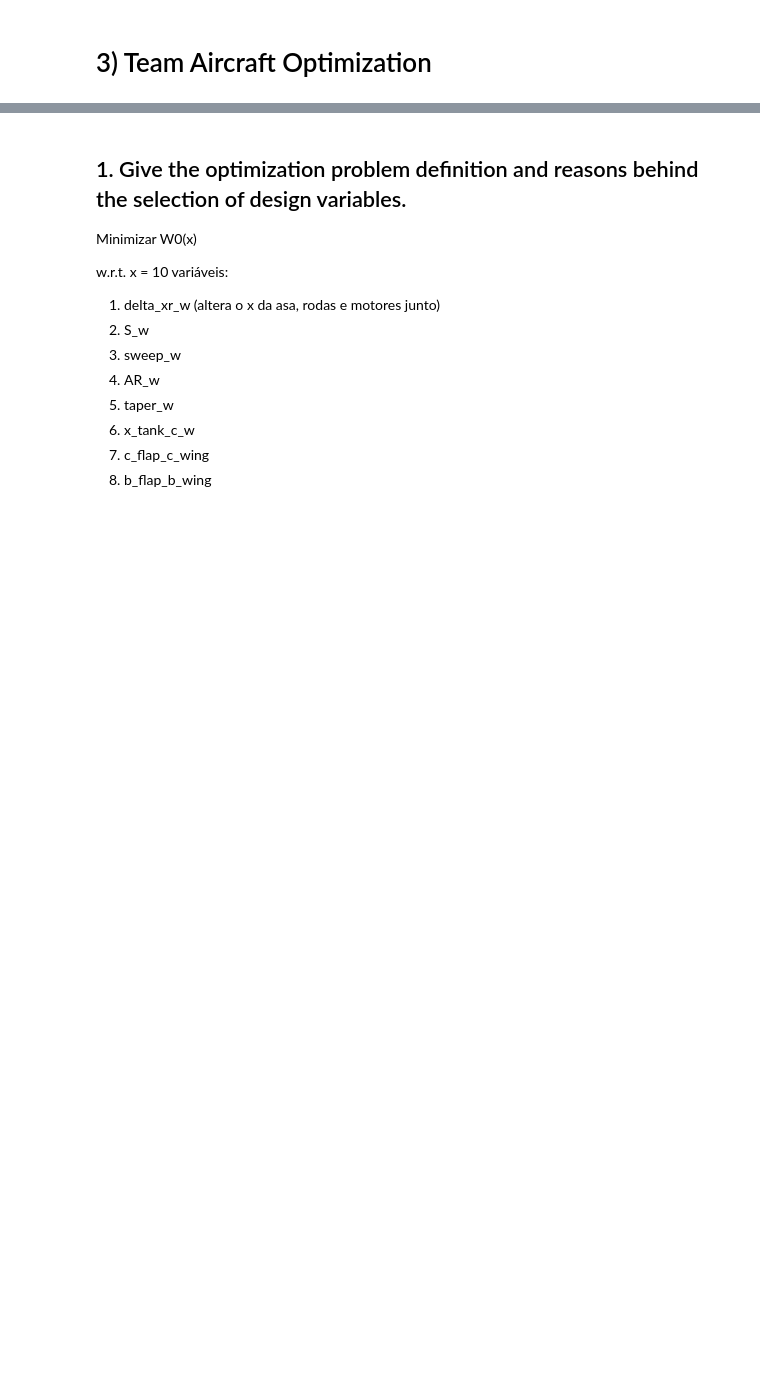
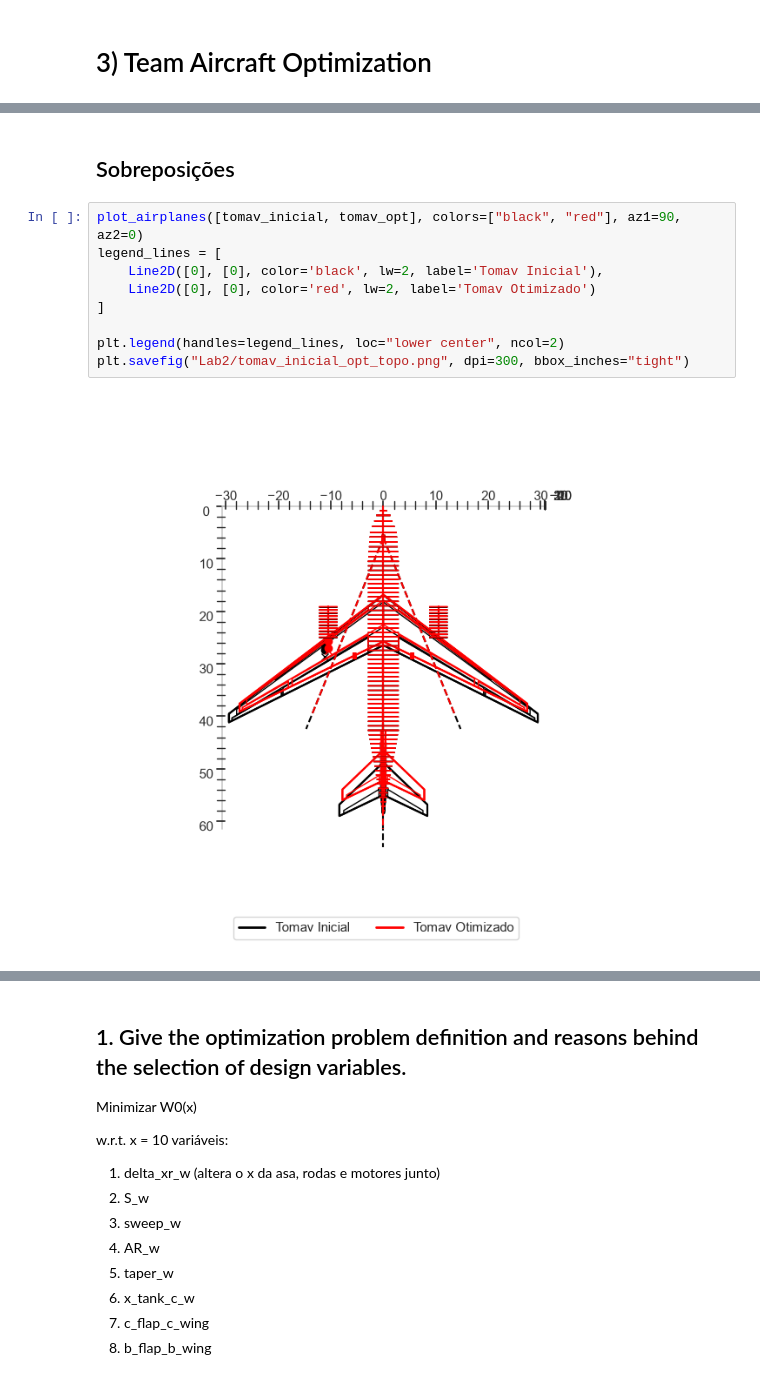
Before and after one commit to tomaztc/Tomav2, a Jupyter notebook: Lab2.ipynb, the cells around one changed output, grey strips where cells are left out. Saved outputs shown, nothing was run; the diff lists cells and outputs as text; blank space fills up the shorter version.

```diff
--- a/Lab2.ipynb
+++ b/Lab2.ipynb
@@ -426,0 +429,13 @@ Optimization terminated successfully    (Exit mode 0)
+# %% [markdown]
+## Sobreposições
+# %%
+plot_airplanes([tomav_inicial, tomav_opt], colors=["black", "red"], az1=90, az2=0)
+legend_lines = [
+    Line2D([0], [0], color='black', lw=2, label='Tomav Inicial'),
+    Line2D([0], [0], color='red', lw=2, label='Tomav Otimizado')
+]
+
+plt.legend(handles=legend_lines, loc="lower center", ncol=2)
+plt.savefig("Lab2/tomav_inicial_opt_topo.png", dpi=300, bbox_inches="tight")
+# %% [output]
+[figure, added]
```
Also changed, not shown: parts of 5 cells of this notebook, 2 other files.
